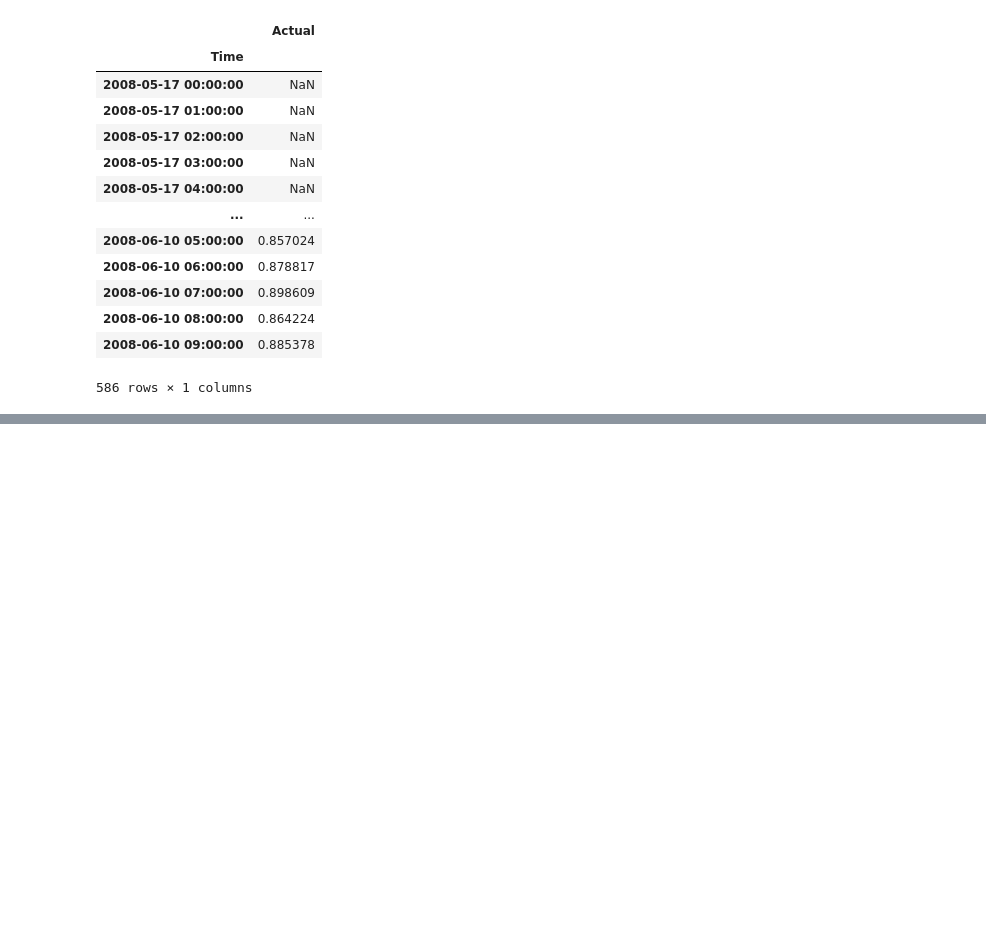
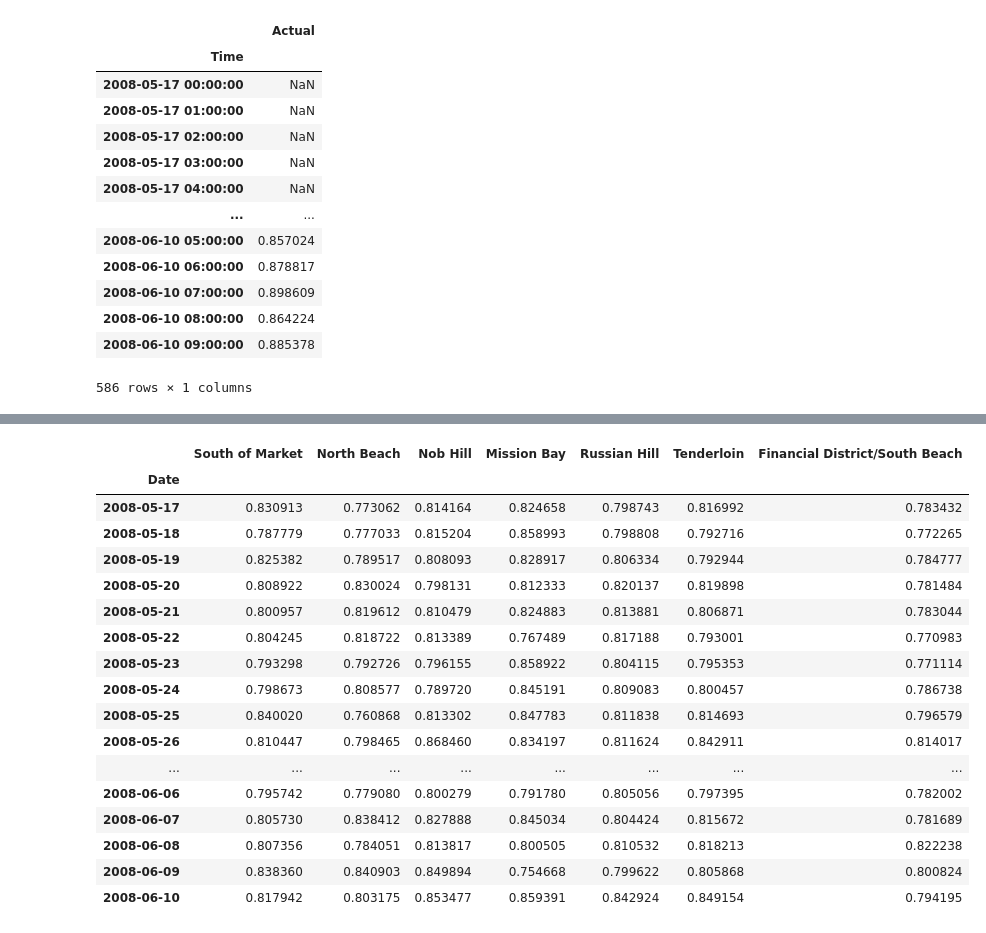
Before and after one commit to DVL-Sejong/congestion-pricing, a Jupyter notebook: .experiment/calc_tci.ipynb, the cells around one changed output, grey strips where cells are left out. Cells and saved outputs as stored; diff of their text form; code cells hidden in the pictures; blank space fills up the shorter version.

Commit message:
Add district TCI data

```diff
--- a/.experiment/tci_per_date.ipynb
+++ b/.experiment/calc_tci.ipynb
@@ -5,7 +21,7 @@ from datetime import datetime, timedelta
 # %% [markdown]
 ## FFS
 # %%
-ffs_df = pd.read_csv("../static/data/sanfrancisco/ffs_san.csv")
+ffs_df = pd.read_csv(input_files['ffs'])
 ffs_df
 # %% [output]
 |  | FFS |
@@ -33,7 +49,7 @@ ffs_df
 # %%
 start_date = datetime.strptime("2008-05-17", "%Y-%m-%d")
 # %%
-df = pd.read_csv("../static/data/sanfrancisco/speed_san.csv").transpose().replace(0, np.nan)
+df = pd.read_csv(input_files['speed']).transpose().replace(0, np.nan)
 df
 # %% [output]
 |  | 0 | 1 | 2 | 3 | 4 | 5 | 6 | 7 | 8 | 9 | ... | ... |
@@ -200,0 +219,12 @@ city_tci_time_df.to_csv("../static/data/sanfrancisco/city_tci_time.csv")
+# %%
+with open(input_files['districts']) as file:
+    geodata = json.load(file)
+district_list = [feature['properties']['nhood'] for feature in geodata['features']]
+# %%
+district_roads = {}
+for district in district_list:
+    filename = district.replace(" ", "_").replace("/", "_")
+    if not os.path.exists(f"../static/data/sanfrancisco/districts/{filename}.csv"):
+        continue
+    district_roads[district] = pd.read_csv(input_files['district_road_map'] % filename)['Road'].tolist()
+    print(max(district_roads[district]))
@@ -200,0 +239,25 @@ city_tci_time_df.to_csv("../static/data/sanfrancisco/city_tci_time.csv")
+# %%
+district_tci_date_map = {}
+for district in district_roads.keys():
+    district_tci_date_map[district] = tci_date_df.loc[:, district_roads[district]].mean(axis=1)
+district_tci_date_df = pd.concat(district_tci_date_map, axis=1)
+district_tci_date_df
+# %% [output]
+|  | South of Market | North Beach | Nob Hill | Mission Bay | Russian Hill | Tenderloin | Financial District/South Beach |
+| Date |  |  |  |  |  |  |  |
+| 2008-05-17 | 0.830913 | 0.773062 | 0.814164 | 0.824658 | 0.798743 | 0.816992 | 0.783432 |
+| 2008-05-18 | 0.787779 | 0.777033 | 0.815204 | 0.858993 | 0.798808 | 0.792716 | 0.772265 |
+| 2008-05-19 | 0.825382 | 0.789517 | 0.808093 | 0.828917 | 0.806334 | 0.792944 | 0.784777 |
+| 2008-05-20 | 0.808922 | 0.830024 | 0.798131 | 0.812333 | 0.820137 | 0.819898 | 0.781484 |
+| 2008-05-21 | 0.800957 | 0.819612 | 0.810479 | 0.824883 | 0.813881 | 0.806871 | 0.783044 |
+| 2008-05-22 | 0.804245 | 0.818722 | 0.813389 | 0.767489 | 0.817188 | 0.793001 | 0.770983 |
+| 2008-05-23 | 0.793298 | 0.792726 | 0.796155 | 0.858922 | 0.804115 | 0.795353 | 0.771114 |
+| 2008-05-24 | 0.798673 | 0.808577 | 0.789720 | 0.845191 | 0.809083 | 0.800457 | 0.786738 |
+| 2008-05-25 | 0.840020 | 0.760868 | 0.813302 | 0.847783 | 0.811838 | 0.814693 | 0.796579 |
+| 2008-05-26 | 0.810447 | 0.798465 | 0.868460 | 0.834197 | 0.811624 | 0.842911 | 0.814017 |
+| ... | ... | ... | ... | ... | ... | ... | ... |
+| 2008-06-06 | 0.795742 | 0.779080 | 0.800279 | 0.791780 | 0.805056 | 0.797395 | 0.782002 |
+| 2008-06-07 | 0.805730 | 0.838412 | 0.827888 | 0.845034 | 0.804424 | 0.815672 | 0.781689 |
+| 2008-06-08 | 0.807356 | 0.784051 | 0.813817 | 0.800505 | 0.810532 | 0.818213 | 0.822238 |
+| 2008-06-09 | 0.838360 | 0.840903 | 0.849894 | 0.754668 | 0.799622 | 0.805868 | 0.800824 |
+| 2008-06-10 | 0.817942 | 0.803175 | 0.853477 | 0.859391 | 0.842924 | 0.849154 | 0.794195 |
```
Also changed, not shown: parts of 8 cells of this notebook, 11 other files.
